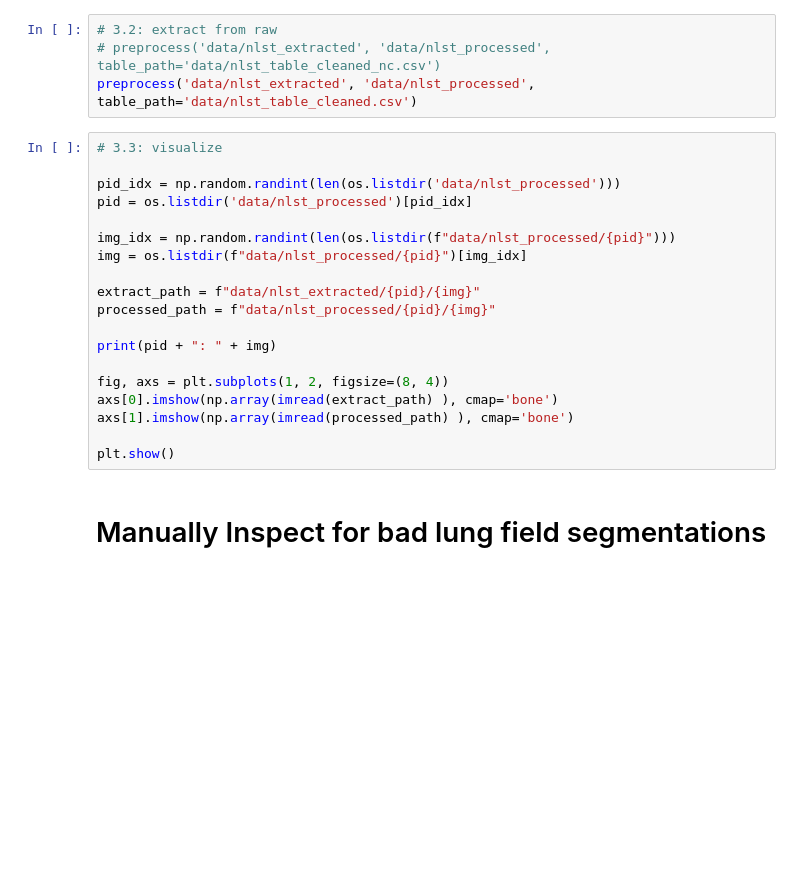
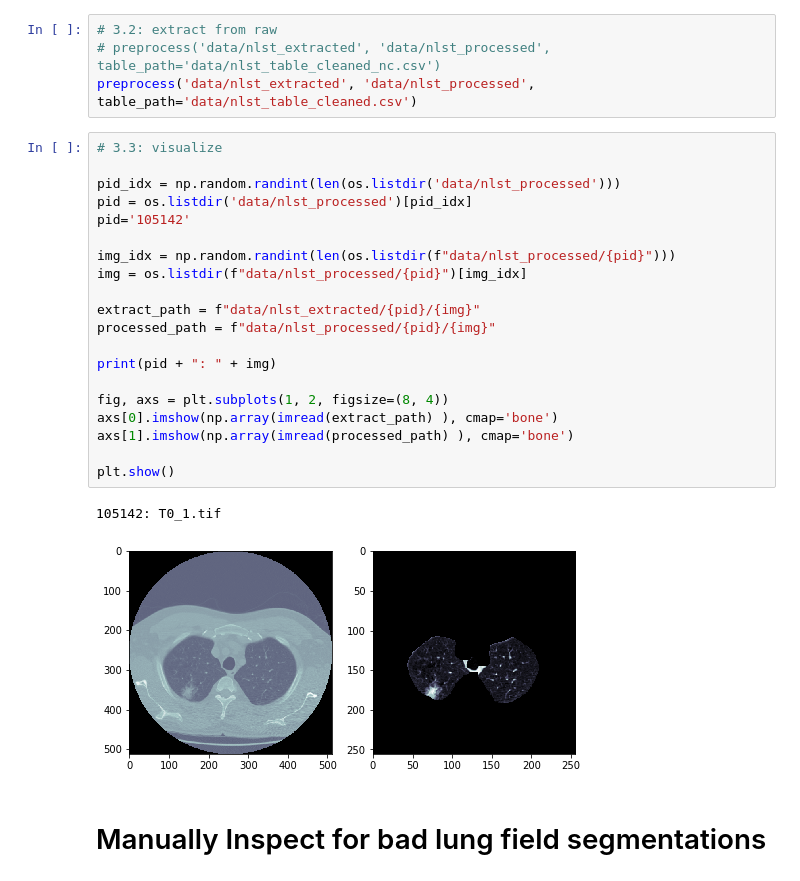
Before and after one commit to maggiebasta/lung-cancer-thesis, a Jupyter notebook: NLST/nlst_image_processing.ipynb, the cells around one changed output. Cells and saved outputs as stored; diff of their text form; blank space fills up the shorter version.

```diff
--- a/NLST/nlst_image_processing.ipynb
+++ b/NLST/nlst_image_processing.ipynb
@@ -75,22 +75,26 @@ preprocess('data/nlst_extracted', 'data/nlst_processed', table_path='data/nlst_t
 # %%
 # 3.3: visualize
 
 pid_idx = np.random.randint(len(os.listdir('data/nlst_processed')))
 pid = os.listdir('data/nlst_processed')[pid_idx]
+pid='105142'
 
 img_idx = np.random.randint(len(os.listdir(f"data/nlst_processed/{pid}")))
 img = os.listdir(f"data/nlst_processed/{pid}")[img_idx]
 
 extract_path = f"data/nlst_extracted/{pid}/{img}"
 processed_path = f"data/nlst_processed/{pid}/{img}"
 
 print(pid + ": " + img)
 
 fig, axs = plt.subplots(1, 2, figsize=(8, 4))
 axs[0].imshow(np.array(imread(extract_path) ), cmap='bone')
 axs[1].imshow(np.array(imread(processed_path) ), cmap='bone')
 
 plt.show()
+# %% [output]
+105142: T0_1.tif
+[figure, added]
 # %% [markdown]
 # Manually Inspect for bad lung field segmentations
 # %%
```
Also changed, not shown: parts of 4 cells of this notebook, 4 other files.
